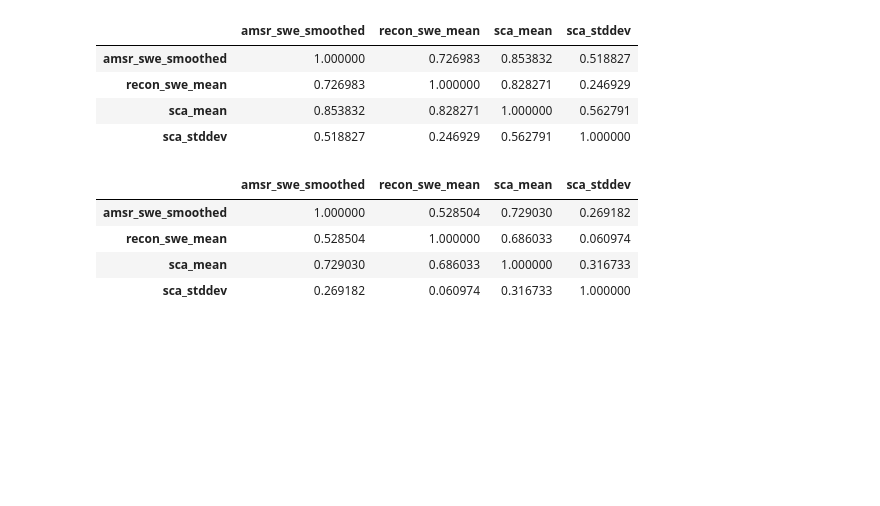
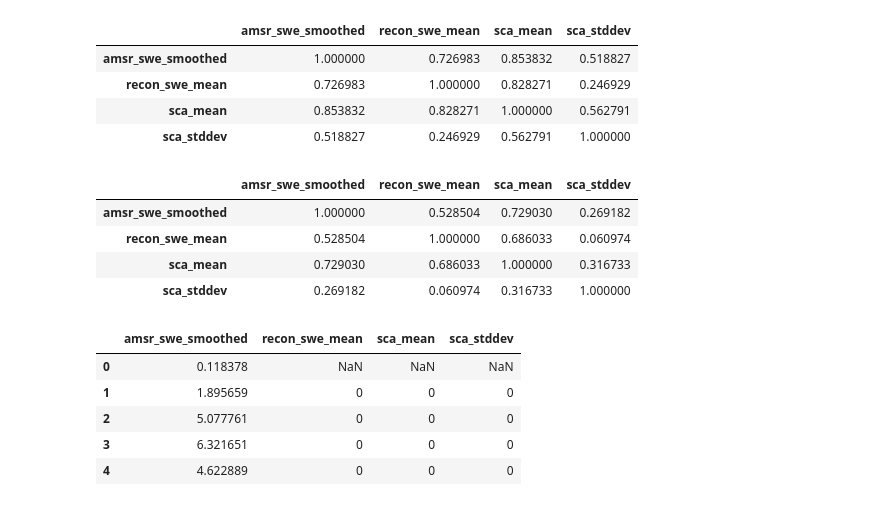
Before and after one commit to tomquisel/snow_melt, a Jupyter notebook: Explore training data.ipynb, the cells around one changed output. Saved outputs shown, nothing was run; the diff lists cells and outputs as text; code cells hidden in the pictures; blank space fills up the shorter version.

```diff
--- a/Explore training data.ipynb
+++ b/Explore training data.ipynb
@@ -90,3 +90,12 @@ df.corr()**2
 | recon_swe_mean | 0.528504 | 1.000000 | 0.686033 | 0.060974 |
 | sca_mean | 0.729030 | 0.686033 | 1.000000 | 0.316733 |
 | sca_stddev | 0.269182 | 0.060974 | 0.316733 | 1.000000 |
+# %%
+df.head()
+# %% [output]
+|  | amsr_swe_smoothed | recon_swe_mean | sca_mean | sca_stddev |
+| 0 | 0.118378 | NaN | NaN | NaN |
+| 1 | 1.895659 | 0 | 0 | 0 |
+| 2 | 5.077761 | 0 | 0 | 0 |
+| 3 | 6.321651 | 0 | 0 | 0 |
+| 4 | 4.622889 | 0 | 0 | 0 |
```
Also changed, not shown: 2 other files.
